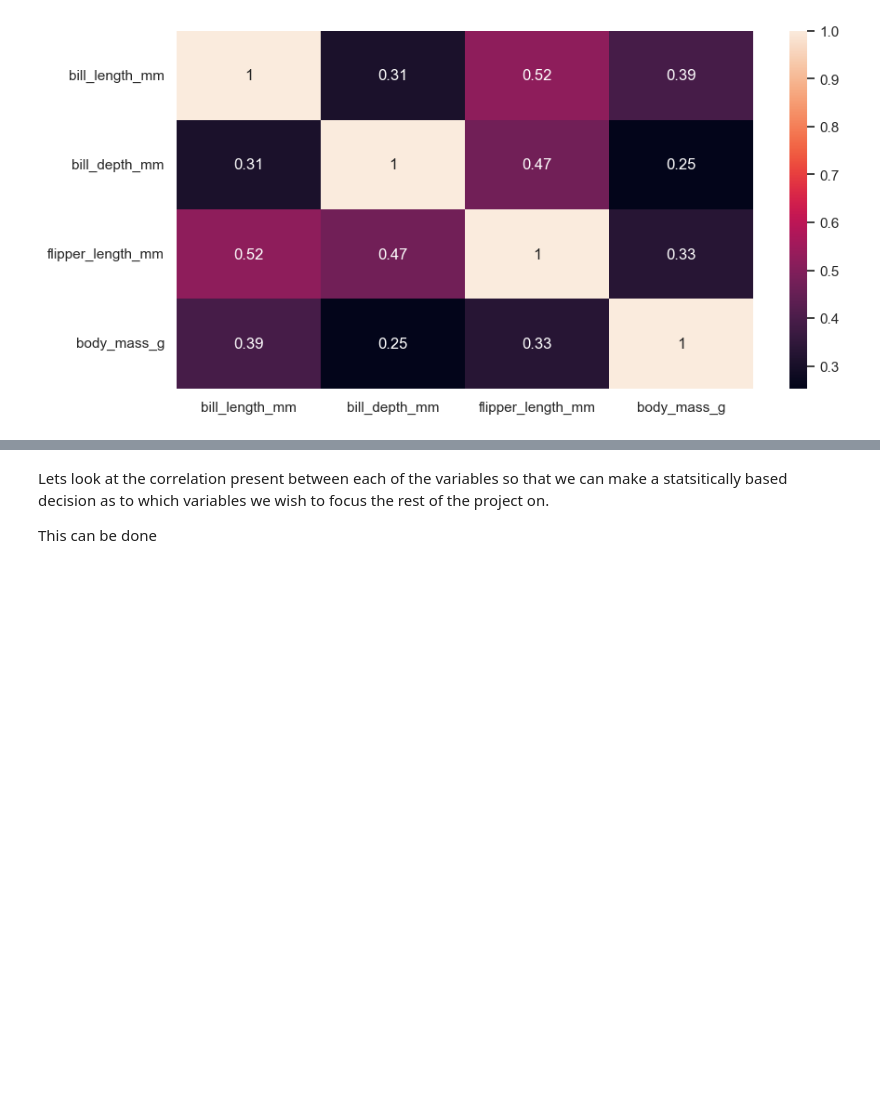
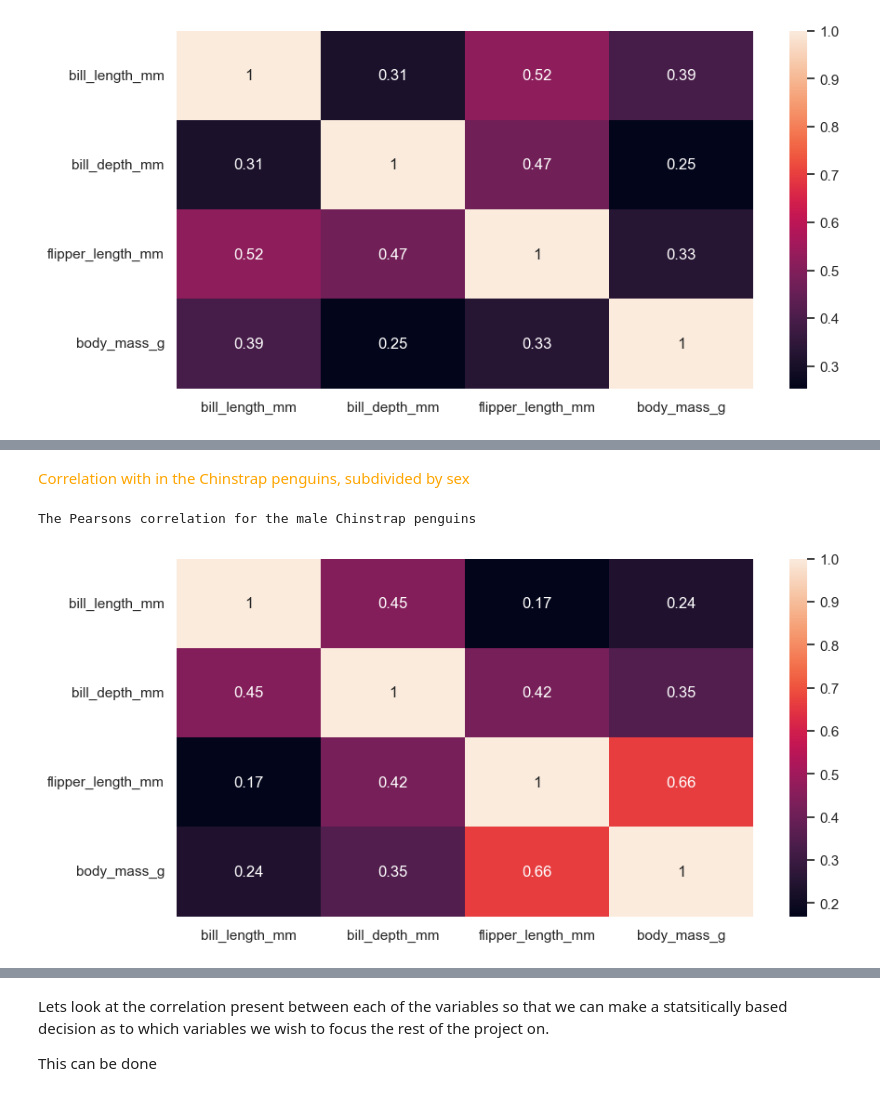
Before and after one commit to Laura6826/PofDA-mywork, a Jupyter notebook: penguins.ipynb, the cells around one changed output, grey strips where cells are left out. Saved outputs shown, nothing was run; the diff lists cells and outputs as text; code cells hidden in the pictures; blank space fills up the shorter version.

```diff
--- a/penguins.ipynb
+++ b/penguins.ipynb
@@ -400,9 +407,17 @@ NameError: name 'gentoo_df' is not defined
+# %% [markdown]
+<span style="color:orange"> Correlation with in the Chinstrap penguins, subdivided by sex <span>
 # %%
 # And finally the Chinstapp species- Male Chinstrap
 chinstrap_df=df[df['species'] == 'Chinstrap']
-male_chinstrap-df = chinstrap_df[chinstrap_df['sex'] == 'MALE']
+male_chinstrap_df = chinstrap_df[chinstrap_df['sex'] == 'MALE']
 male_chinstrap_df.drop(['species', 'island','sex'],axis=1, inplace=True)
 
 print ('The Pearsons correlation for the male Chinstrap penguins')
-male_chinstrap_df.corr()
+plt.figure(figsize=(10,5))
+sns.set_theme(style="white")
+corr_mc = male_chinstrap_df.corr()
+heatmap = sns.heatmap(corr_mc, annot=True)
+# %% [output]
+The Pearsons correlation for the male Chinstrap penguins
+[figure, added]
 # %%
```
Also changed, not shown: parts of 6 cells of this notebook.
